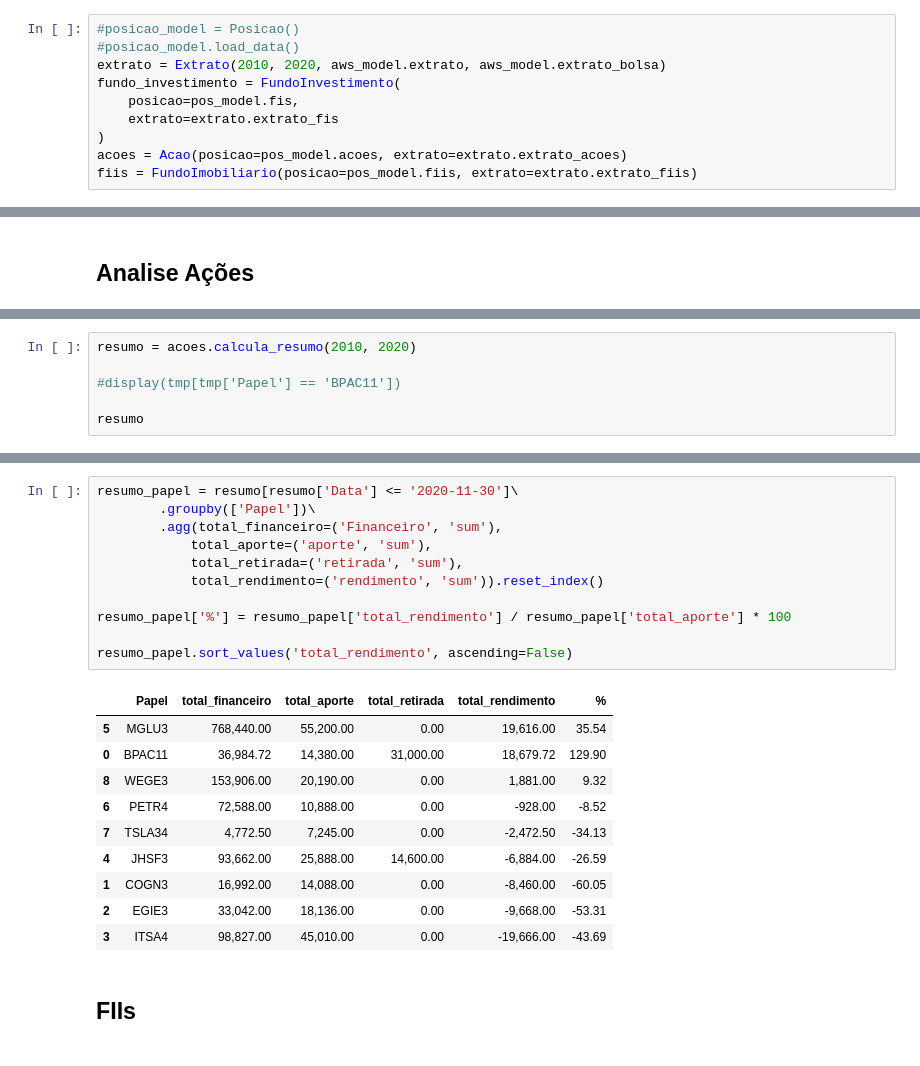
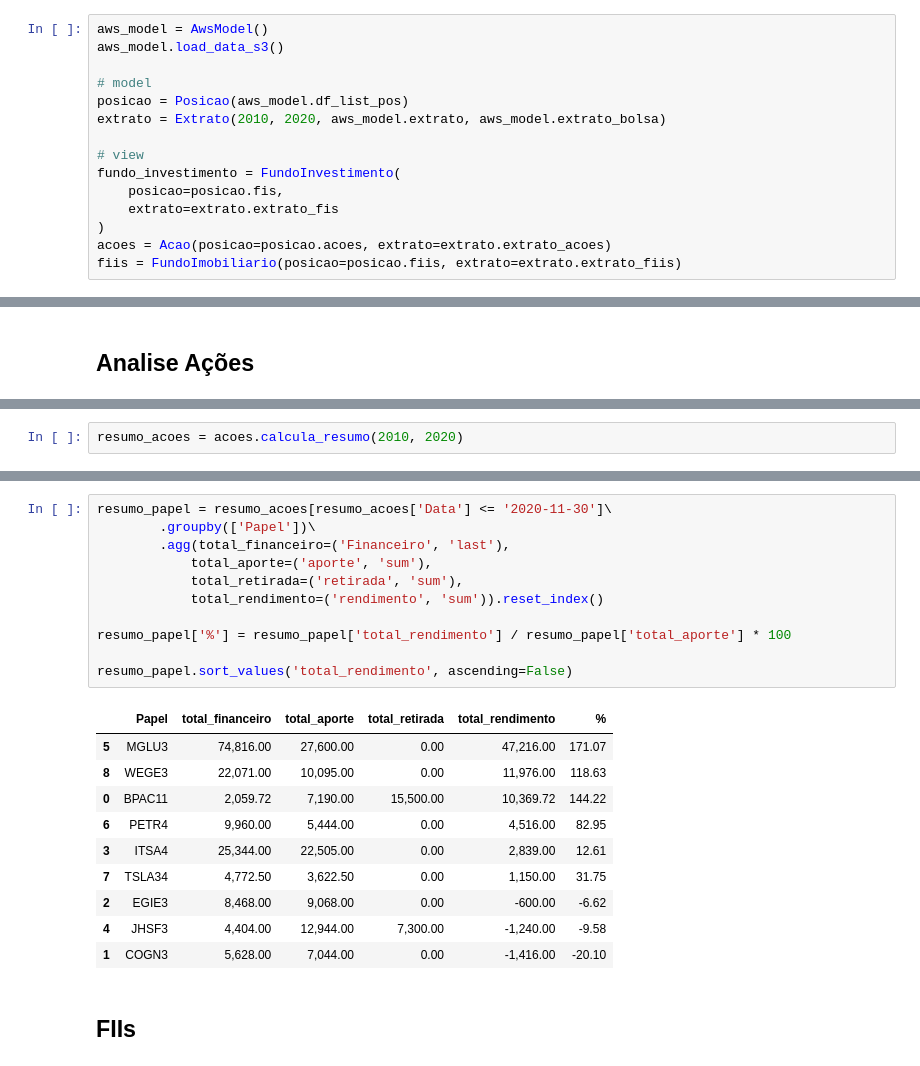
Before and after one commit to gabrielmlg/finance-app, a Jupyter notebook: app/src/extrato_posicao_acoes.ipynb, the cells around one changed output, grey strips where cells are left out. Cells and saved outputs as stored; diff of their text form.

```diff
--- a/app/src/extrato_posicao_acoes.ipynb
+++ b/app/src/extrato_posicao_acoes.ipynb
@@ -51,11 +18,16 @@ pos_model.load()
 # %%
-#posicao_model = Posicao()
-#posicao_model.load_data()
+aws_model = AwsModel()
+aws_model.load_data_s3()
+
+# model
+posicao = Posicao(aws_model.df_list_pos)
 extrato = Extrato(2010, 2020, aws_model.extrato, aws_model.extrato_bolsa)
+
+# view
 fundo_investimento = FundoInvestimento(
-    posicao=pos_model.fis,
+    posicao=posicao.fis,
     extrato=extrato.extrato_fis
 )
-acoes = Acao(posicao=pos_model.acoes, extrato=extrato.extrato_acoes)
-fiis = FundoImobiliario(posicao=pos_model.fiis, extrato=extrato.extrato_fiis)
+acoes = Acao(posicao=posicao.acoes, extrato=extrato.extrato_acoes)
+fiis = FundoImobiliario(posicao=posicao.fiis, extrato=extrato.extrato_fiis)
 # %% [output]
@@ -159,6 +101,2 @@ See the caveats in the documentation: https://pandas.pydata.org/pandas-docs/stab
 # %%
-resumo = acoes.calcula_resumo(2010, 2020)
-
-#display(tmp[tmp['Papel'] == 'BPAC11'])
-
-resumo
+resumo_acoes = acoes.calcula_resumo(2010, 2020)
@@ -183,24 +103,24 @@ resumo
 # %%
-resumo_papel = resumo[resumo['Data'] <= '2020-11-30']\
+resumo_papel = resumo_acoes[resumo_acoes['Data'] <= '2020-11-30']\
         .groupby(['Papel'])\
-        .agg(total_financeiro=('Financeiro', 'sum'),
+        .agg(total_financeiro=('Financeiro', 'last'),
             total_aporte=('aporte', 'sum'),
             total_retirada=('retirada', 'sum'),
             total_rendimento=('rendimento', 'sum')).reset_index()
 
 resumo_papel['%'] = resumo_papel['total_rendimento'] / resumo_papel['total_aporte'] * 100
 
 resumo_papel.sort_values('total_rendimento', ascending=False)
 # %% [output]
 |  | Papel | total_financeiro | total_aporte | total_retirada | total_rendimento | % |
-| 5 | MGLU3 | 768,440.00 | 55,200.00 | 0.00 | 19,616.00 | 35.54 |
-| 0 | BPAC11 | 36,984.72 | 14,380.00 | 31,000.00 | 18,679.72 | 129.90 |
-| 8 | WEGE3 | 153,906.00 | 20,190.00 | 0.00 | 1,881.00 | 9.32 |
-| 6 | PETR4 | 72,588.00 | 10,888.00 | 0.00 | -928.00 | -8.52 |
-| 7 | TSLA34 | 4,772.50 | 7,245.00 | 0.00 | -2,472.50 | -34.13 |
-| 4 | JHSF3 | 93,662.00 | 25,888.00 | 14,600.00 | -6,884.00 | -26.59 |
-| 1 | COGN3 | 16,992.00 | 14,088.00 | 0.00 | -8,460.00 | -60.05 |
-| 2 | EGIE3 | 33,042.00 | 18,136.00 | 0.00 | -9,668.00 | -53.31 |
-| 3 | ITSA4 | 98,827.00 | 45,010.00 | 0.00 | -19,666.00 | -43.69 |
+| 5 | MGLU3 | 74,816.00 | 27,600.00 | 0.00 | 47,216.00 | 171.07 |
+| 8 | WEGE3 | 22,071.00 | 10,095.00 | 0.00 | 11,976.00 | 118.63 |
+| 0 | BPAC11 | 2,059.72 | 7,190.00 | 15,500.00 | 10,369.72 | 144.22 |
+| 6 | PETR4 | 9,960.00 | 5,444.00 | 0.00 | 4,516.00 | 82.95 |
+| 3 | ITSA4 | 25,344.00 | 22,505.00 | 0.00 | 2,839.00 | 12.61 |
+| 7 | TSLA34 | 4,772.50 | 3,622.50 | 0.00 | 1,150.00 | 31.75 |
+| 2 | EGIE3 | 8,468.00 | 9,068.00 | 0.00 | -600.00 | -6.62 |
+| 4 | JHSF3 | 4,404.00 | 12,944.00 | 7,300.00 | -1,240.00 | -9.58 |
+| 1 | COGN3 | 5,628.00 | 7,044.00 | 0.00 | -1,416.00 | -20.10 |
 # %% [markdown]
 ## FIIs
```
Also changed, not shown: parts of 30 cells of this notebook, 5 other files.
